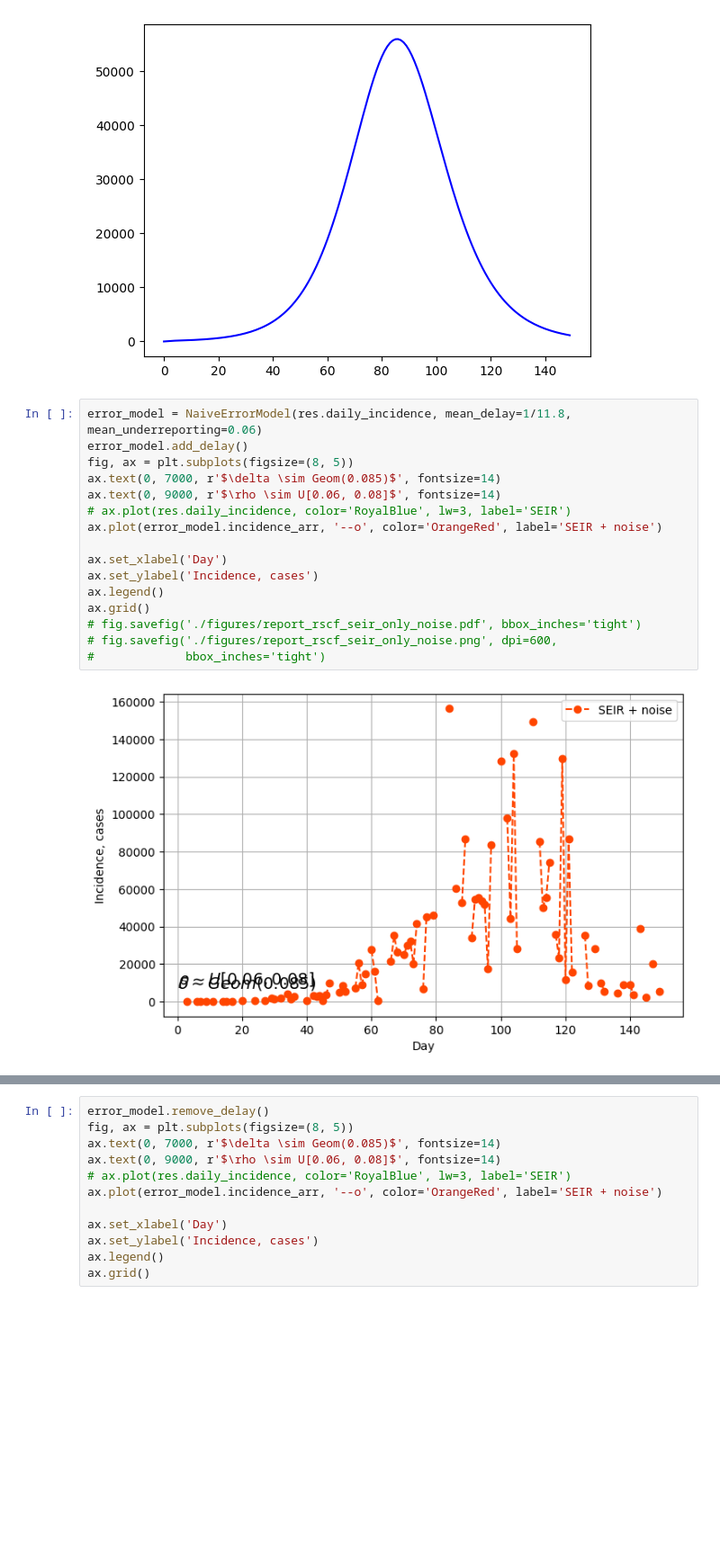
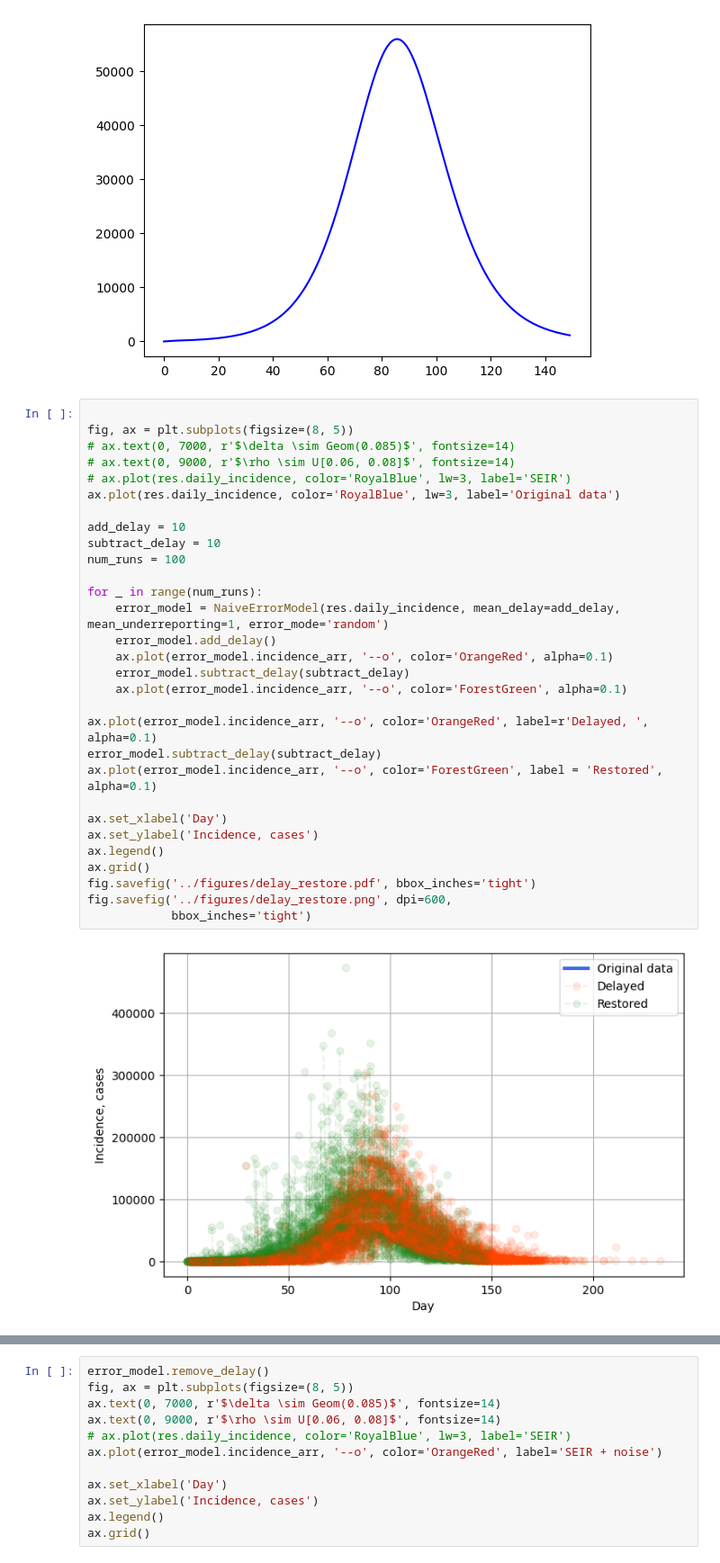
Before and after one commit to korzin-andrey/AMM_2025, a Jupyter notebook: notebooks/test.ipynb, the cells around one changed output, grey strips where cells are left out. Shown at 90% size. Cells and saved outputs as stored; diff of their text form; blank space fills up the shorter version.

Commit message:
Experiments with calibration for fixed underreporting and delay

```diff
--- a/notebooks/test.ipynb
+++ b/notebooks/test.ipynb
@@ -48,20 +52,34 @@ plt.plot(res.daily_incidence, color='blue', alpha=1)
 [<matplotlib.lines.Line2D at 0x...>]
 [figure]
 # %%
-error_model = NaiveErrorModel(res.daily_incidence, mean_delay=1/11.8, mean_underreporting=0.06)
-error_model.add_delay()
+
 fig, ax = plt.subplots(figsize=(8, 5))
-ax.text(0, 7000, r'$\delta \sim Geom(0.085)$', fontsize=14)
-ax.text(0, 9000, r'$\rho \sim U[0.06, 0.08]$', fontsize=14)
+# ax.text(0, 7000, r'$\delta \sim Geom(0.085)$', fontsize=14)
+# ax.text(0, 9000, r'$\rho \sim U[0.06, 0.08]$', fontsize=14)
 # ax.plot(res.daily_incidence, color='RoyalBlue', lw=3, label='SEIR')
-ax.plot(error_model.incidence_arr, '--o', color='OrangeRed', label='SEIR + noise')
+ax.plot(res.daily_incidence, color='RoyalBlue', lw=3, label='Original data')
+
+add_delay = 10
+subtract_delay = 10
+num_runs = 100
+
+for _ in range(num_runs):
+    error_model = NaiveErrorModel(res.daily_incidence, mean_delay=add_delay, mean_underreporting=1, error_mode='random')
+    error_model.add_delay()
+    ax.plot(error_model.incidence_arr, '--o', color='OrangeRed', alpha=0.1)
+    error_model.subtract_delay(subtract_delay)
+    ax.plot(error_model.incidence_arr, '--o', color='ForestGreen', alpha=0.1)
+
+ax.plot(error_model.incidence_arr, '--o', color='OrangeRed', label=r'Delayed, ', alpha=0.1)
+error_model.subtract_delay(subtract_delay)
+ax.plot(error_model.incidence_arr, '--o', color='ForestGreen', label = 'Restored', alpha=0.1)
 
 ax.set_xlabel('Day')
 ax.set_ylabel('Incidence, cases')
 ax.legend()
 ax.grid()
-# fig.savefig('./figures/report_rscf_seir_only_noise.pdf', bbox_inches='tight')
-# fig.savefig('./figures/report_rscf_seir_only_noise.png', dpi=600,
-#             bbox_inches='tight')
+fig.savefig('../figures/delay_restore.pdf', bbox_inches='tight')
+fig.savefig('../figures/delay_restore.png', dpi=600,
+            bbox_inches='tight')
 # %% [output]
-[figure, old version]
+[figure, new version]
```
Also changed, not shown: parts of 3 cells of this notebook, 5 other files.
